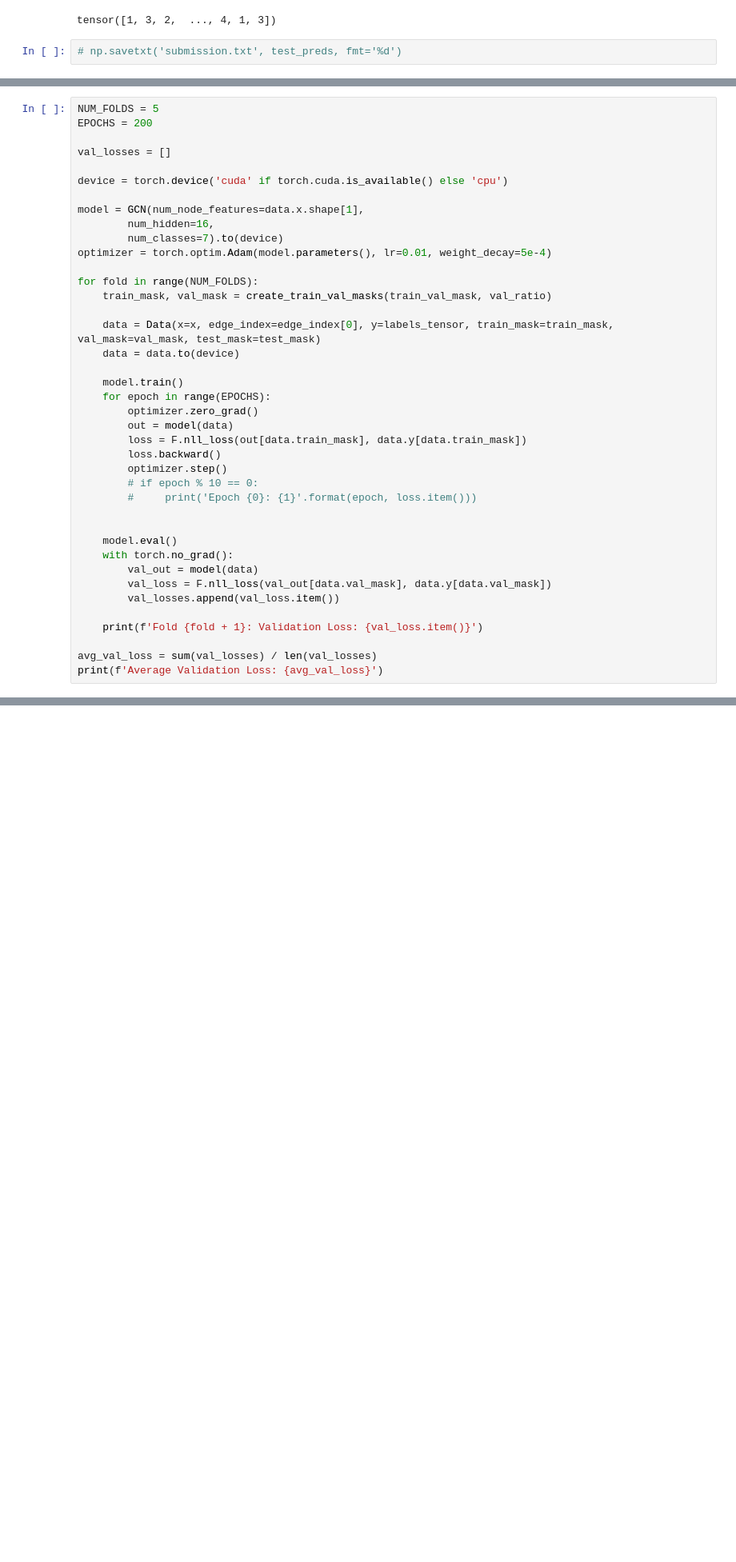
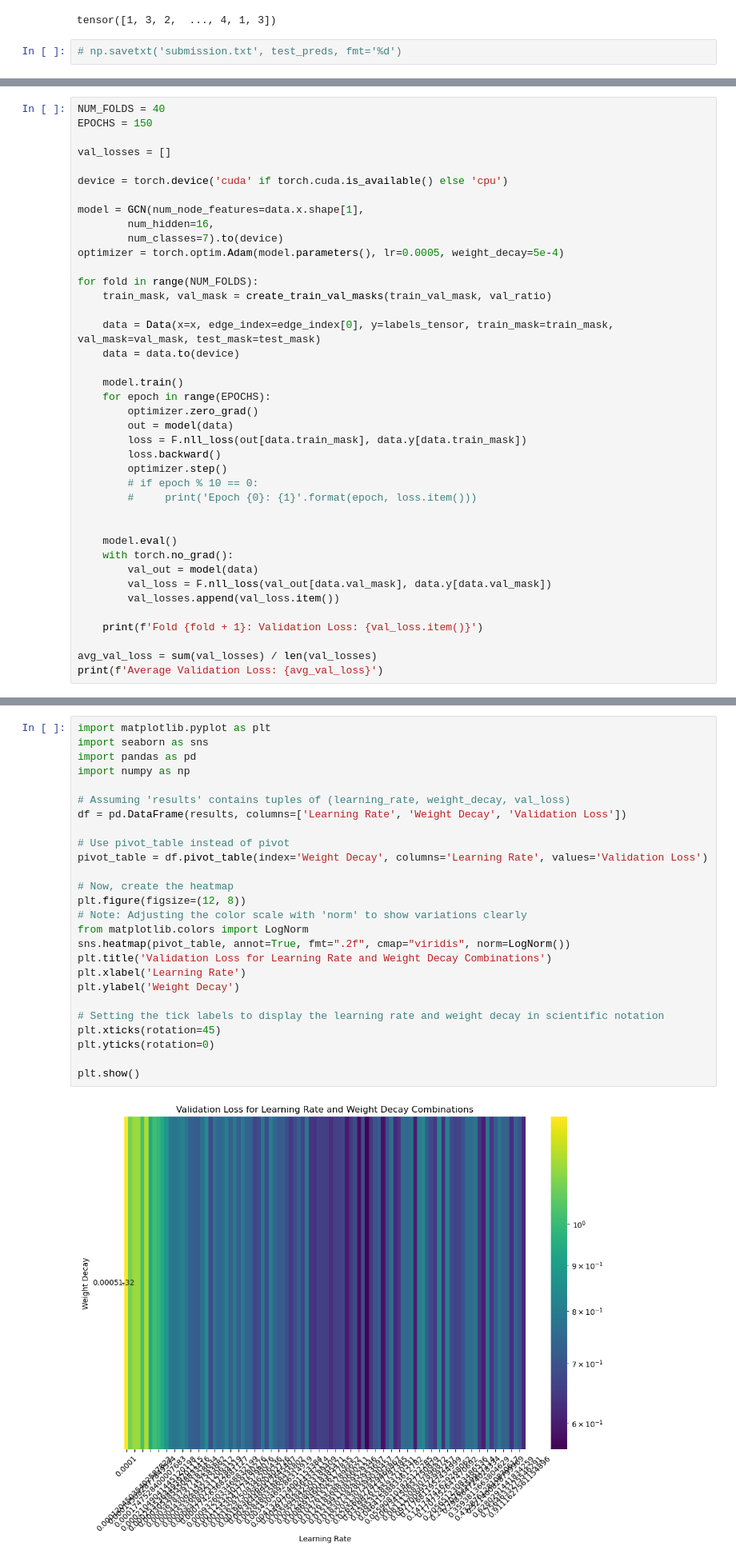
Before and after one commit to JunchiZhu/cse881_project, a Jupyter notebook: experiment.ipynb, the cells around one changed output, grey strips where cells are left out. Shown: that part at 80% size. Drawn from its saved outputs; the diff is of its cells as text; blank space fills up the shorter version.

```diff
--- a/experiment.ipynb
+++ b/experiment.ipynb
@@ -332,6 +294,6 @@ for z in test_preds:
 # %%
-NUM_FOLDS = 5
-EPOCHS = 200
+NUM_FOLDS = 40
+EPOCHS = 150
 
 val_losses = []
 
@@ -340,7 +302,7 @@ device = torch.device('cuda' if torch.cuda.is_available() else 'cpu')
 model = GCN(num_node_features=data.x.shape[1],
         num_hidden=16,
         num_classes=7).to(device)
-optimizer = torch.optim.Adam(model.parameters(), lr=0.01, weight_decay=5e-4)
+optimizer = torch.optim.Adam(model.parameters(), lr=0.0005, weight_decay=5e-4)
 
 for fold in range(NUM_FOLDS):
     train_mask, val_mask = create_train_val_masks(train_val_mask, val_ratio)
@@ -422,0 +586,28 @@ compare(pred, pred_Kfold, two_current=True)
+# %%
+import matplotlib.pyplot as plt
+import seaborn as sns
+import pandas as pd
+import numpy as np
+
+# Assuming 'results' contains tuples of (learning_rate, weight_decay, val_loss)
+df = pd.DataFrame(results, columns=['Learning Rate', 'Weight Decay', 'Validation Loss'])
+
+# Use pivot_table instead of pivot
+pivot_table = df.pivot_table(index='Weight Decay', columns='Learning Rate', values='Validation Loss')
+
+# Now, create the heatmap
+plt.figure(figsize=(12, 8))
+# Note: Adjusting the color scale with 'norm' to show variations clearly
+from matplotlib.colors import LogNorm
+sns.heatmap(pivot_table, annot=True, fmt=".2f", cmap="viridis", norm=LogNorm())
+plt.title('Validation Loss for Learning Rate and Weight Decay Combinations')
+plt.xlabel('Learning Rate')
+plt.ylabel('Weight Decay')
+
+# Setting the tick labels to display the learning rate and weight decay in scientific notation
+plt.xticks(rotation=45)
+plt.yticks(rotation=0)
+
+plt.show()
+# %% [output]
+[figure, added]
```
Also changed, not shown: parts of 19 cells of this notebook, 2 other files.
